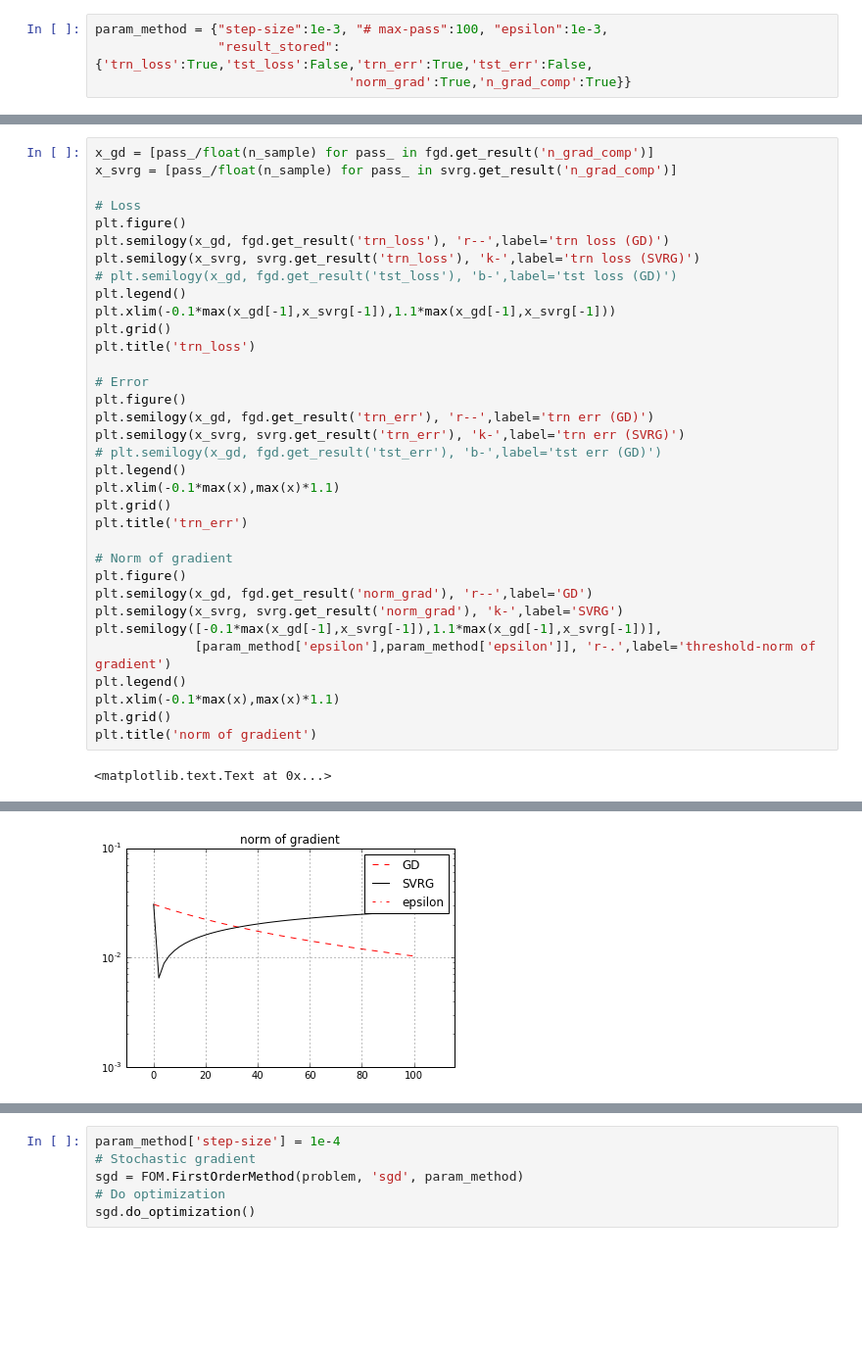
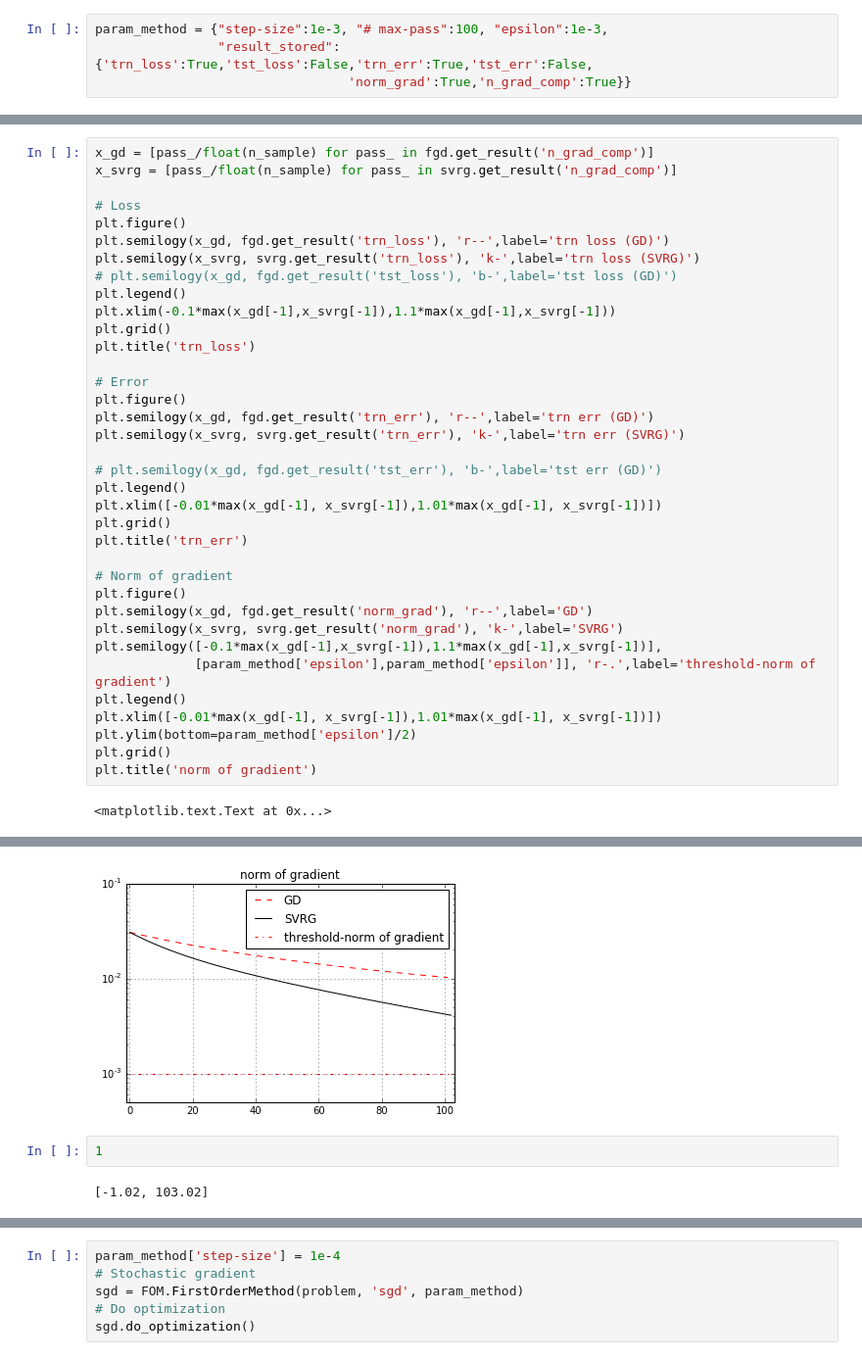
Before and after one commit to hskim127/codes, a Jupyter notebook: SVRG.ipynb, the cells around one changed output, grey strips where cells are left out. Shown at 98% size. Cells and saved outputs as stored; diff of their text form; blank space fills up the shorter version.

```diff
--- a/SVRG.ipynb
+++ b/SVRG.ipynb
@@ -134,9 +132,10 @@ plt.title('trn_loss')
 plt.figure()
 plt.semilogy(x_gd, fgd.get_result('trn_err'), 'r--',label='trn err (GD)')
 plt.semilogy(x_svrg, svrg.get_result('trn_err'), 'k-',label='trn err (SVRG)')
+
 # plt.semilogy(x_gd, fgd.get_result('tst_err'), 'b-',label='tst err (GD)')
 plt.legend()
-plt.xlim(-0.1*max(x),max(x)*1.1)
+plt.xlim([-0.01*max(x_gd[-1], x_svrg[-1]),1.01*max(x_gd[-1], x_svrg[-1])])
 plt.grid()
 plt.title('trn_err')
 
@@ -147,7 +146,8 @@ plt.semilogy(x_svrg, svrg.get_result('norm_grad'), 'k-',label='SVRG')
 plt.semilogy([-0.1*max(x_gd[-1],x_svrg[-1]),1.1*max(x_gd[-1],x_svrg[-1])],
              [param_method['epsilon'],param_method['epsilon']], 'r-.',label='threshold-norm of gradient')
 plt.legend()
-plt.xlim(-0.1*max(x),max(x)*1.1)
+plt.xlim([-0.01*max(x_gd[-1], x_svrg[-1]),1.01*max(x_gd[-1], x_svrg[-1])])
+plt.ylim(bottom=param_method['epsilon']/2)
 plt.grid()
 plt.title('norm of gradient')
 # %% [output]
@@ -157 +157,5 @@ plt.title('norm of gradient')
-[figure, old version]
+[figure, new version]
+# %%
+1
+# %% [output]
+[-1.02, 103.02]
```
Also changed, not shown: parts of 4 cells of this notebook, 2 other files.
